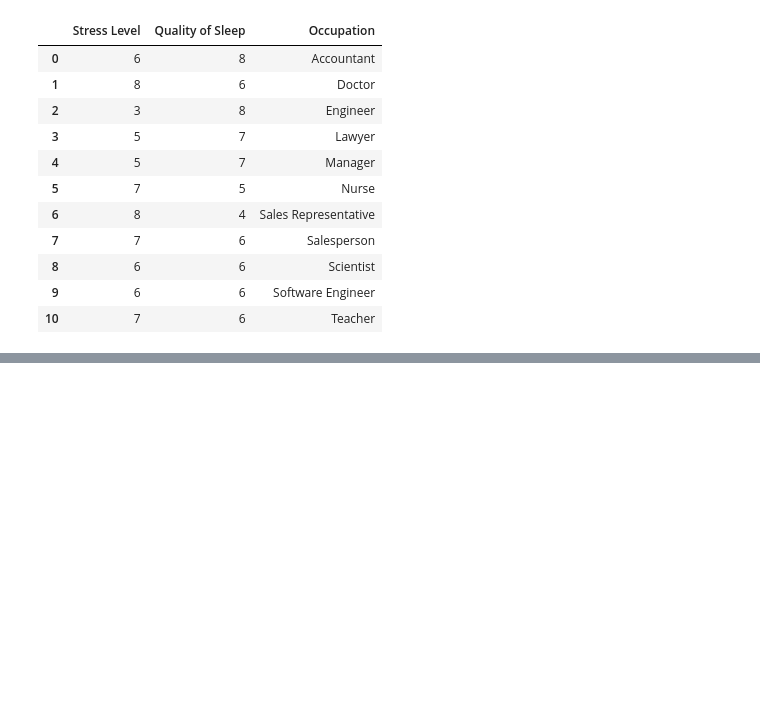
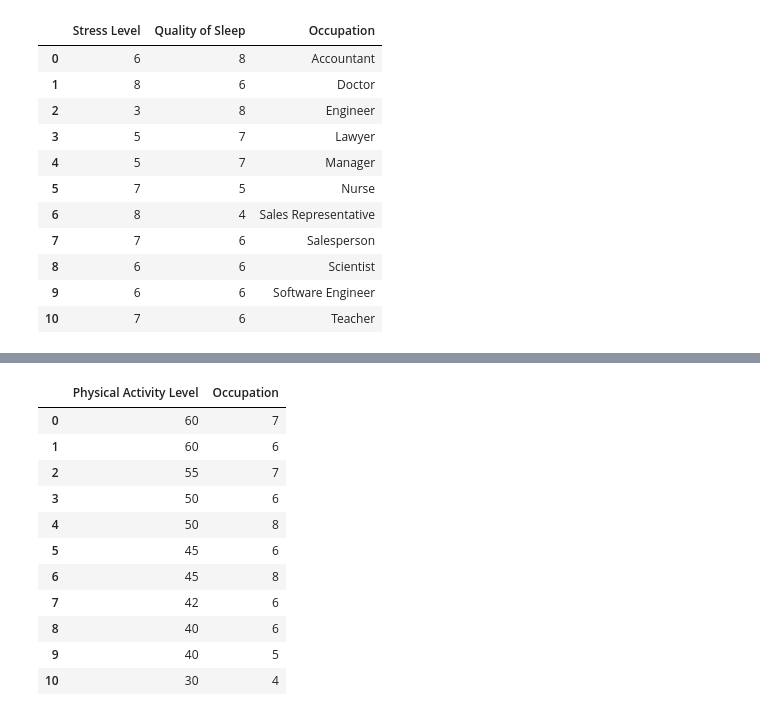
Before and after one commit to berkasin01/sql_fundamentals, a Jupyter notebook: sql_basics.ipynb, the cells around one changed output, grey strips where cells are left out. Cells and saved outputs as stored; diff of their text form; code cells hidden in the pictures; blank space fills up the shorter version.

```diff
--- a/sql_basics.ipynb
+++ b/sql_basics.ipynb
@@ -80,0 +116,15 @@ pd.read_sql('SELECT "Stress Level", "Quality of Sleep", Occupation FROM sleep GR
+# %%
+pd.read_sql('SELECT "Physical Activity Level", "Quality Of Sleep" Occupation FROM sleep GROUP BY Occupation ORDER BY "Physical Activity Level" DESC ', conn)
+# %% [output]
+|  | Physical Activity Level | Occupation |
+| 0 | 60 | 7 |
+| 1 | 60 | 6 |
+| 2 | 55 | 7 |
+| 3 | 50 | 6 |
+| 4 | 50 | 8 |
+| 5 | 45 | 6 |
+| 6 | 45 | 8 |
+| 7 | 42 | 6 |
+| 8 | 40 | 6 |
+| 9 | 40 | 5 |
+| 10 | 30 | 4 |
```
Also changed, not shown: parts of 4 cells of this notebook.
